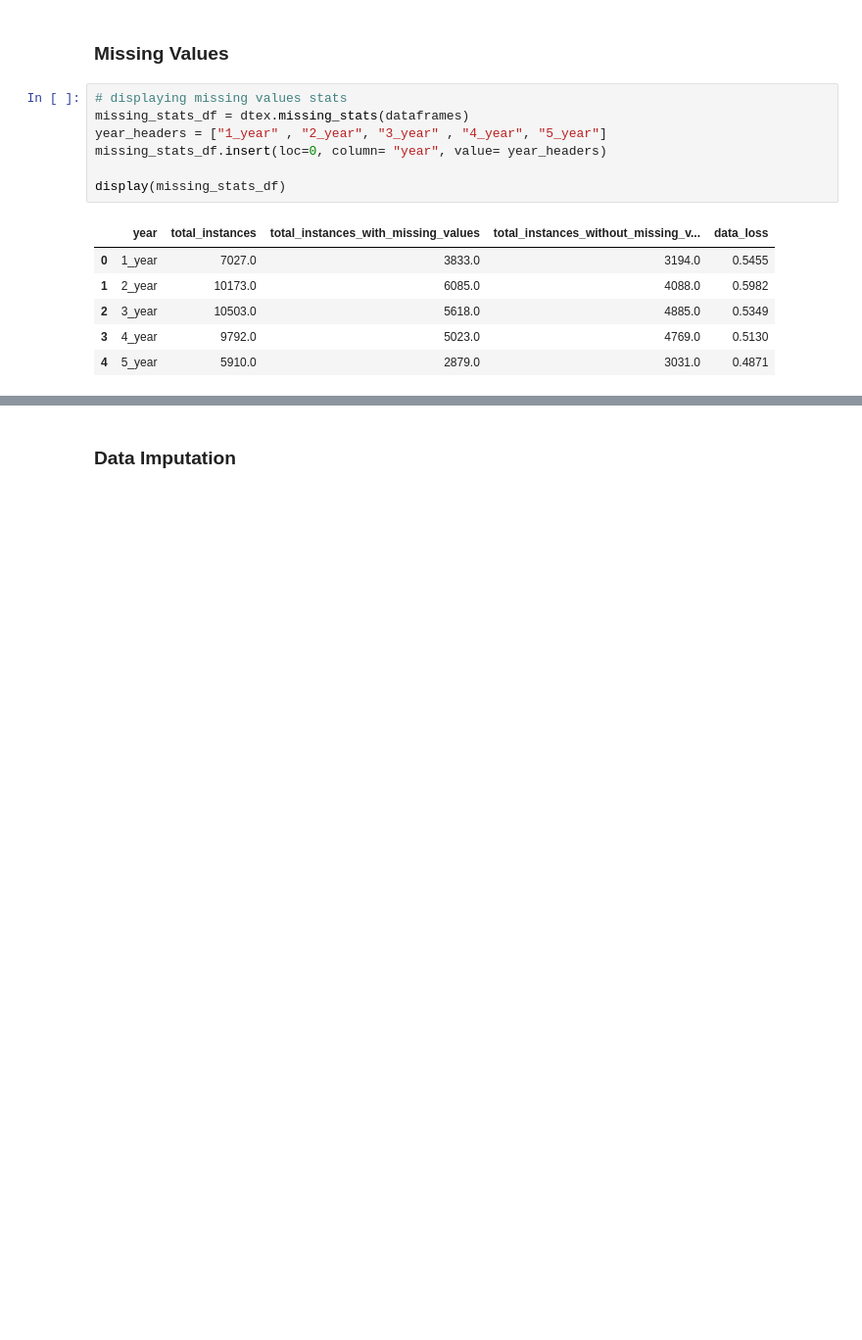
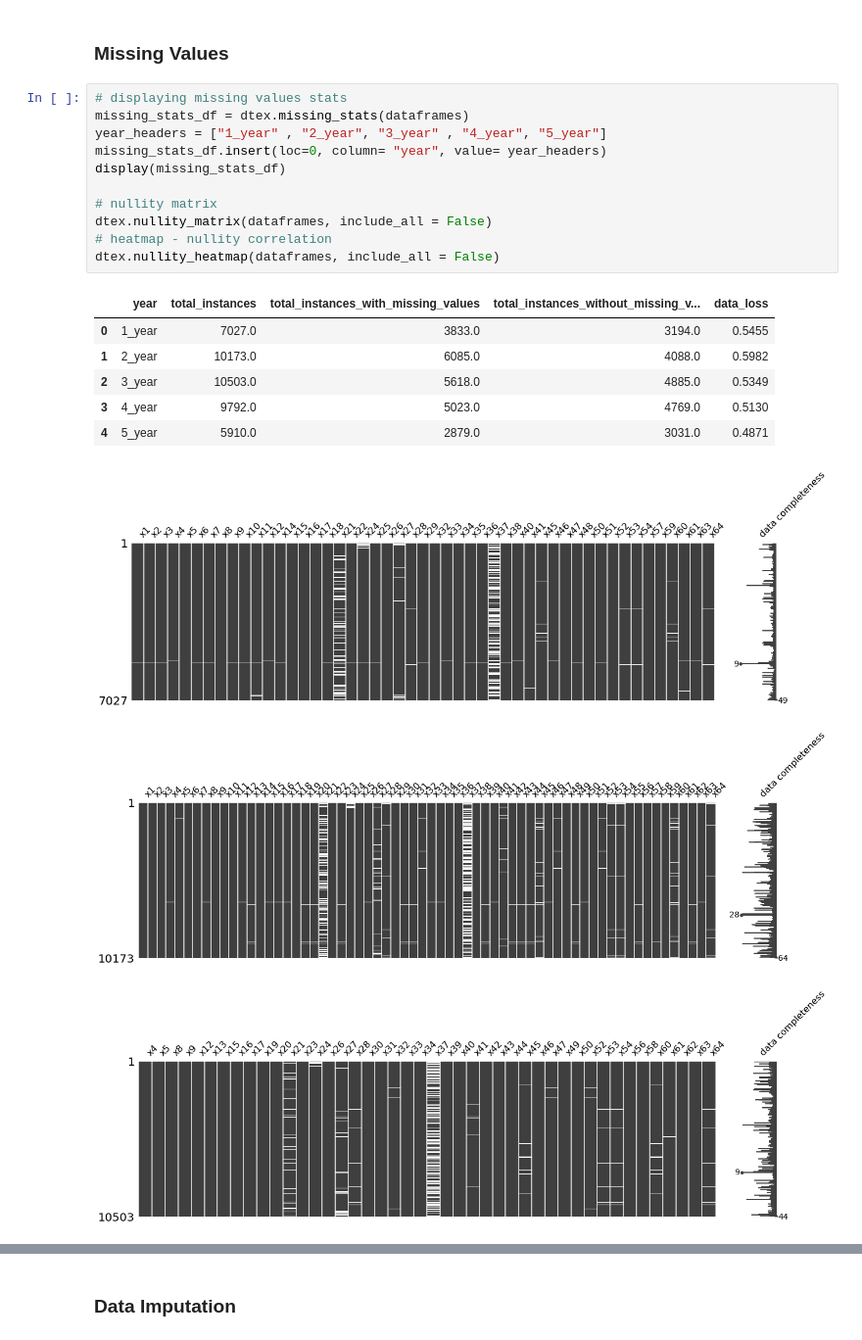
Before and after one commit to achmand/Polish-Bankruptcy-Prediction, a Jupyter notebook: src/dylan_assignment.ipynb, the cells around one changed output, grey strips where cells are left out. Shown at 98% size. Cells and saved outputs as stored; diff of their text form; blank space fills up the shorter version.

Commit message:
[CODE] Added missing values visual information (nullity matrix and heatmap).

```diff
--- a/src/dylan_assignment.ipynb
+++ b/src/dylan_assignment.ipynb
@@ -67,14 +69,21 @@ Path: data/5year.arff, Shape: (5910, 65)
 # %%
 # displaying missing values stats
 missing_stats_df = dtex.missing_stats(dataframes)
 year_headers = ["1_year" , "2_year", "3_year" , "4_year", "5_year"]
 missing_stats_df.insert(loc=0, column= "year", value= year_headers)
+display(missing_stats_df)
 
-display(missing_stats_df)
+# nullity matrix
+dtex.nullity_matrix(dataframes, include_all = False)
+# heatmap - nullity correlation
+dtex.nullity_heatmap(dataframes, include_all = False)
 # %% [output]
 |  | year | total_instances | total_instances_with_missing_values | total_instances_without_missing_v... | data_loss |
 | 0 | 1_year | 7027.0 | 3833.0 | 3194.0 | 0.5455 |
 | 1 | 2_year | 10173.0 | 6085.0 | 4088.0 | 0.5982 |
 | 2 | 3_year | 10503.0 | 5618.0 | 4885.0 | 0.5349 |
 | 3 | 4_year | 9792.0 | 5023.0 | 4769.0 | 0.5130 |
 | 4 | 5_year | 5910.0 | 2879.0 | 3031.0 | 0.4871 |
+[figure, added]
+[figure, added]
+[figure, added]
```
Also changed, not shown: parts of 3 cells of this notebook, 1 other file.
